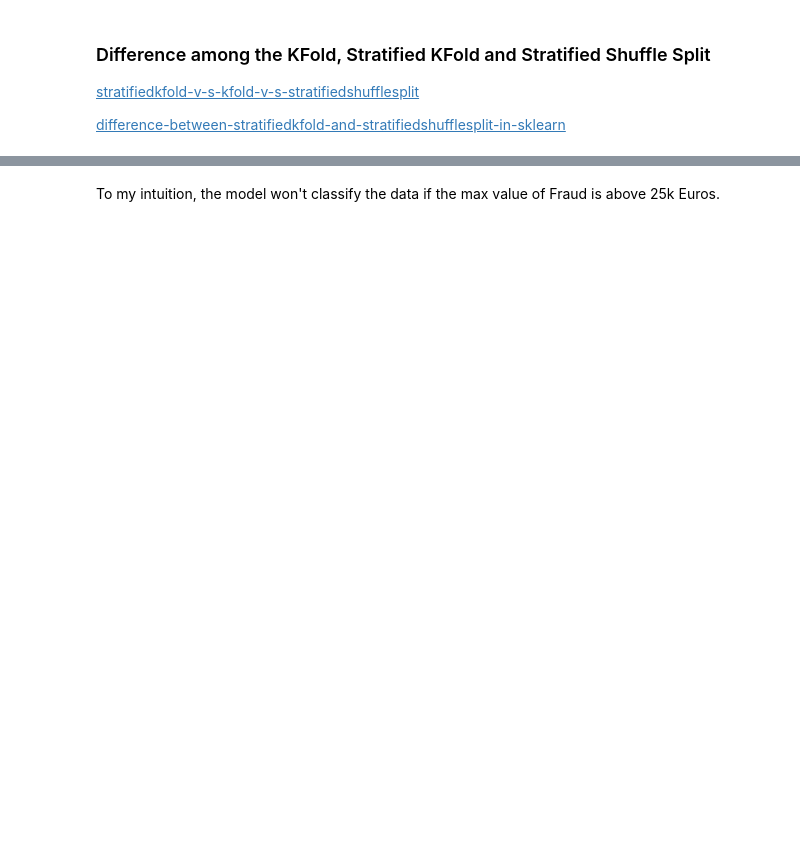
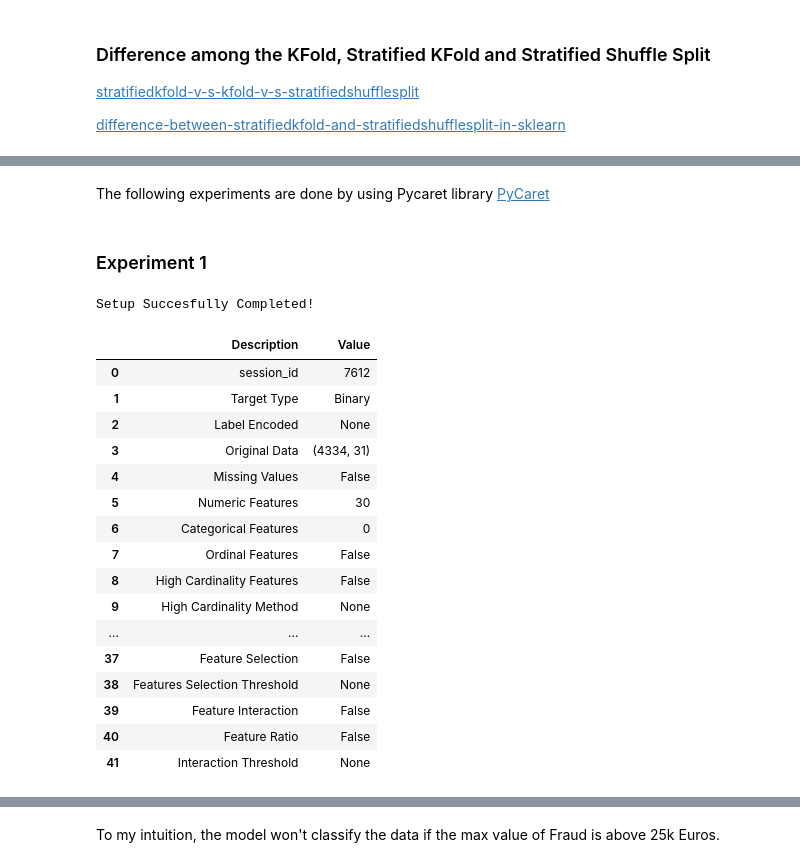
Before and after one commit to Sudhakar17/credit-card-fraud-detection, a Jupyter notebook: credit-card-fraud-detection.ipynb, the cells around one changed output, grey strips where cells are left out. Drawn from its saved outputs; the diff is of its cells as text; code cells hidden in the pictures; blank space fills up the shorter version.

Commit message:
Experiment-1 completed

```diff
--- a/credit-card-fraud-detection.ipynb
+++ b/credit-card-fraud-detection.ipynb
@@ -248,0 +268,27 @@ Random undersampling selects the data randomly from the training data which caus
+# %% [markdown]
+The following experiments are done by using Pycaret library
+[PyCaret](https://towardsdatascience.com/announcing-pycaret-an-open-source-low-code-machine-learning-library-in-python-4a1f1aad8d46)
+# %% [markdown]
+### Experiment 1
+# %%
+# Classifier results
+exp_1 = setup(undersample_train_data, target = 'Class')
+# %% [output]
+Setup Succesfully Completed!
+|  | Description | Value |
+| 0 | session_id | 7612 |
+| 1 | Target Type | Binary |
+| 2 | Label Encoded | None |
+| 3 | Original Data | (4334, 31) |
+| 4 | Missing Values | False |
+| 5 | Numeric Features | 30 |
+| 6 | Categorical Features | 0 |
+| 7 | Ordinal Features | False |
+| 8 | High Cardinality Features | False |
+| 9 | High Cardinality Method | None |
+| ... | ... | ... |
+| 37 | Feature Selection | False |
+| 38 | Features Selection Threshold | None |
+| 39 | Feature Interaction | False |
+| 40 | Feature Ratio | False |
+| 41 | Interaction Threshold | None |
```
Also changed, not shown: parts of 19 cells of this notebook.
